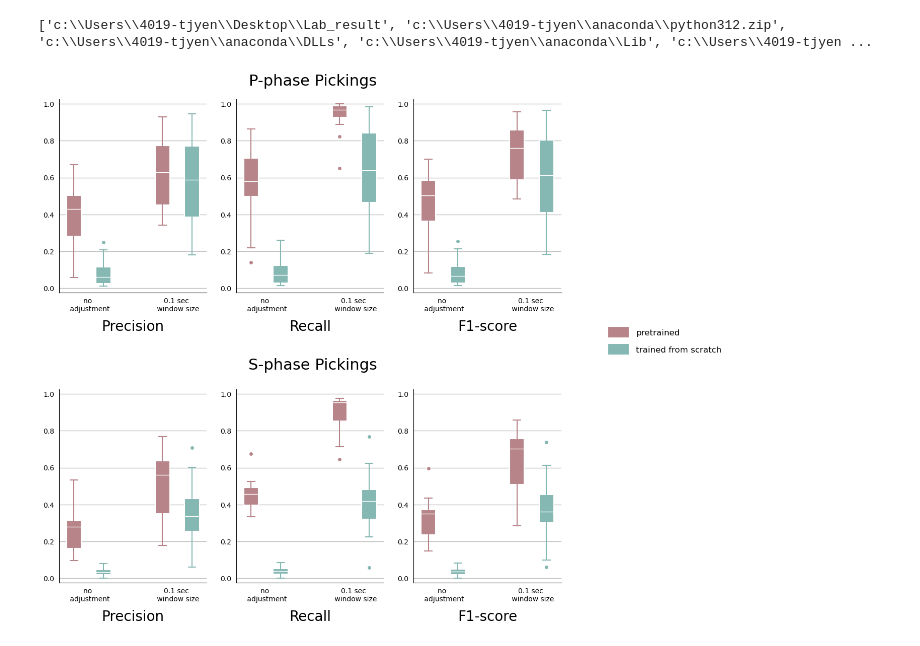
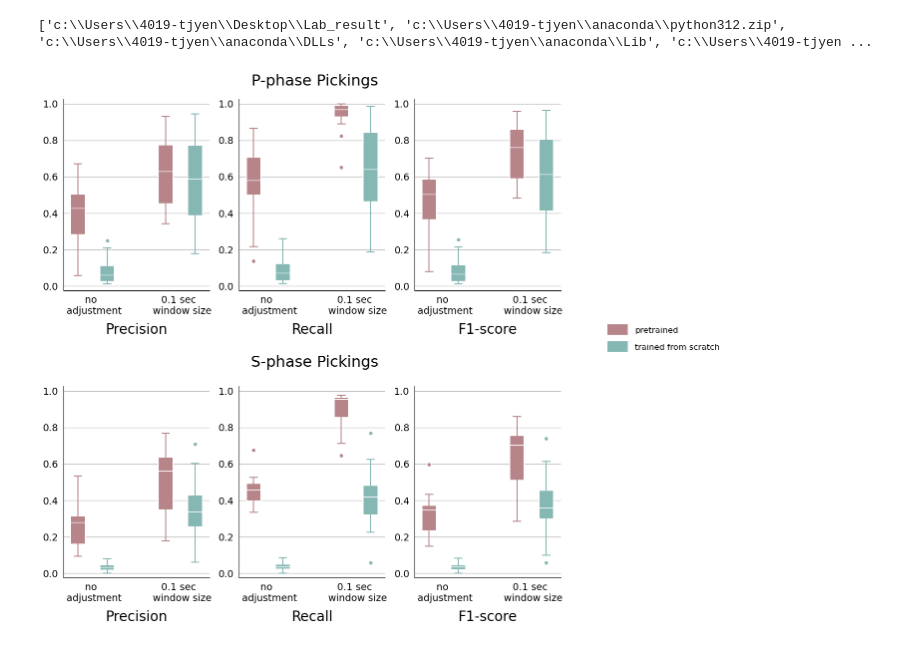
Before and after one commit to yyunchieh/Lab-result-boxplot-, a Jupyter notebook: Lab_result.ipynb, the cells around one changed output. Saved outputs shown, nothing was run; the diff lists cells and outputs as text; code cells hidden in the pictures.

```diff
--- a/Lab_result.ipynb
+++ b/Lab_result.ipynb
@@ -25,7 +25,7 @@ eval_list = ["precision", "recall", "f1score"]
 task_list = ["pphase", "sphase"]
 window_list = ["w0", "w1"]
 
-tick_fontsize = 10
+tick_fontsize = 14
 axis_fontsize = 20
 title_fontsize = 22
 
@@ -79,31 +79,31 @@ for i in range(2):
                      model_list[1]+'_'+eval_list[j]+'_'+task_list[i]+'_'+window_list[0],
                      model_list[0]+'_'+eval_list[j]+'_'+task_list[i]+'_'+window_list[1],
                      model_list[1]+'_'+eval_list[j]+'_'+task_list[i]+'_'+window_list[1]]
 
         kwargs["set_xlabel"] = dict(xlabel=eval_labels[j], labelpad=10.0, fontsize=axis_fontsize)
 
         plot_boxplot(ax=ax,
                      data=data[col_names],
                      positions=positions,
                      box_props=box_props,
                      **kwargs
                     )
 
 fig.legend(handles=handles,
            labels=legend_labels,
            fontsize=legend_fontsize,
            loc=legend_loc,
            bbox_to_anchor=bbox_to_anchor,
            edgecolor="white",
            **legend_kwarg
            )
 
 # Title
 fig.text(0.38, 0.93, "P-phase Pickings", ha="center", va="center", fontsize=title_fontsize)
 fig.text(0.38, 0.46, "S-phase Pickings", ha="center", va="center", fontsize=title_fontsize)
 
 plt.subplots_adjust(left=0.1, right=0.85, top=0.9, bottom=0.1)
 plt.savefig(save_file_name, format="png", dpi="figure")
 plt.show()
 # %% [output]
-[figure, old version]
+[figure, new version]
```
